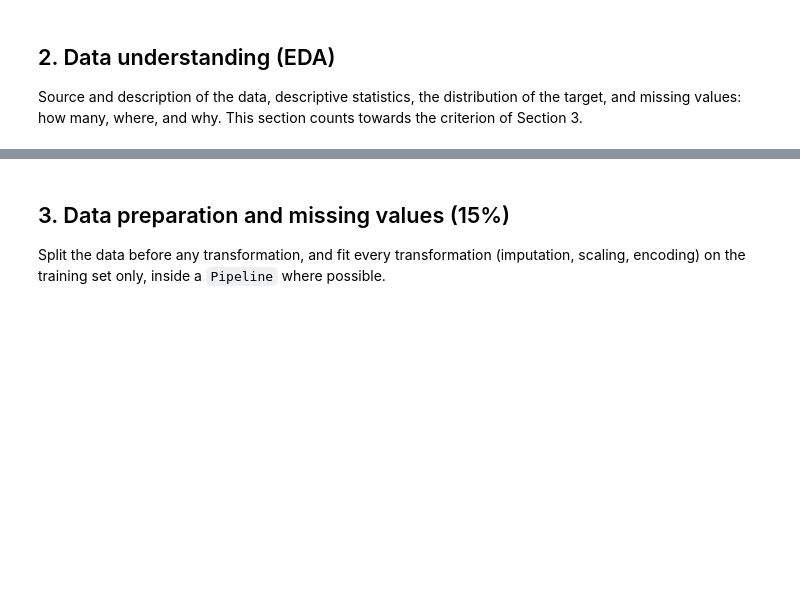
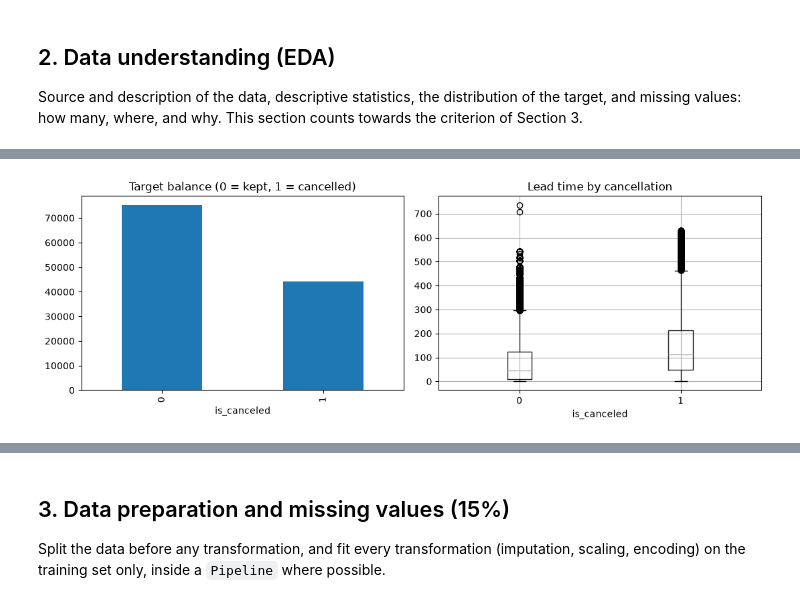
Before and after one commit to connor-richardson/hotel-demand-prediction, a Jupyter notebook: project_template.ipynb, the cells around one changed output, grey strips where cells are left out. Cells and saved outputs as stored; diff of their text form; code cells hidden in the pictures; blank space fills up the shorter version.

```diff
--- a/project_template.ipynb
+++ b/project_template.ipynb
@@ -49,4 +63,12 @@ of the target, and missing values: how many, where, and why. This section
 counts towards the criterion of Section 3.
 # %%
 # TODO: load the data
-# df = pd.read_csv("your_data.csv")
+
+# Load the raw booking data (the CSV sits in the same folder as the notebook)
+df = pd.read_csv("hotel_bookings.csv")
+
+# Size check. These two numbers go into the topic description
+print("Rows, columns:", df.shape)
+
+# Column names, data types and non-null counts
+df.info()
@@ -55,3 +155,20 @@ counts towards the criterion of Section 3.
+# %%
+# First plot
+
+fig, axes = plt.subplots(1, 2, figsize=(11, 4))
+
+# Target balance
+df["is_canceled"].value_counts().sort_index().plot.bar(ax=axes[0])
+axes[0].set_title("Target balance (0 = kept, 1 = cancelled)")
+
+# Lead time by outcome, a likely strong predictor
+df.boxplot(column="lead_time", by="is_canceled", ax=axes[1])
+axes[1].set_title("Lead time by cancellation")
+plt.suptitle("")
+plt.tight_layout()
+plt.show()
+# %% [output]
+[figure, added]
 # %% [markdown]
 **Data-quality risks:** your top three, and how you will handle each.
 
```
Also changed, not shown: parts of 7 cells of this notebook, 1 other file.
